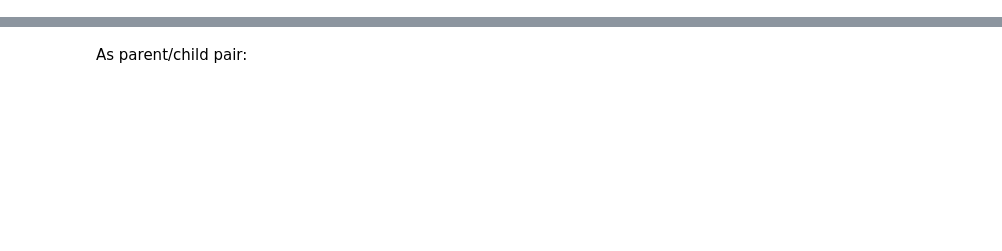
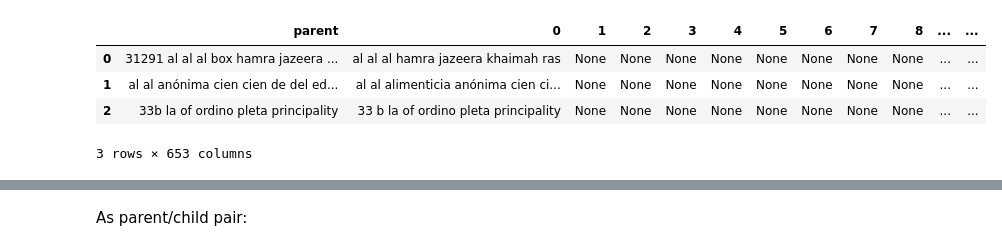
Before and after one commit to PositivPy/panama-papers, a Jupyter notebook: 2.grouping_similar_address.ipynb, the cells around one changed output, grey strips where cells are left out. Cells and saved outputs as stored; diff of their text form; code cells hidden in the pictures; blank space fills up the shorter version.

```diff
--- a/2.grouping_similar_address.ipynb
+++ b/2.grouping_similar_address.ipynb
@@ -197 +278,9 @@ similar_str[ 15:18 ]
+# %%
+similar_str.head(N_ROWS)
+# %% [output]
+|  | parent | 0 | 1 | 2 | 3 | 4 | 5 | 6 | 7 | 8 | ... | ... |
+| 0 | 31291 al al al box hamra jazeera ... | al al al hamra jazeera khaimah ras | None | None | None | None | None | None | None | None | ... | ... |
+| 1 | al al anónima cien cien de del ed... | al al alimenticia anónima cien ci... | None | None | None | None | None | None | None | None | ... | ... |
+| 2 | 33b la of ordino pleta principality | 33 b la of ordino pleta principality | None | None | None | None | None | None | None | None | ... | ... |
+3 rows × 653 columns
 # %% [markdown]
```
Also changed, not shown: parts of 40 cells of this notebook.
